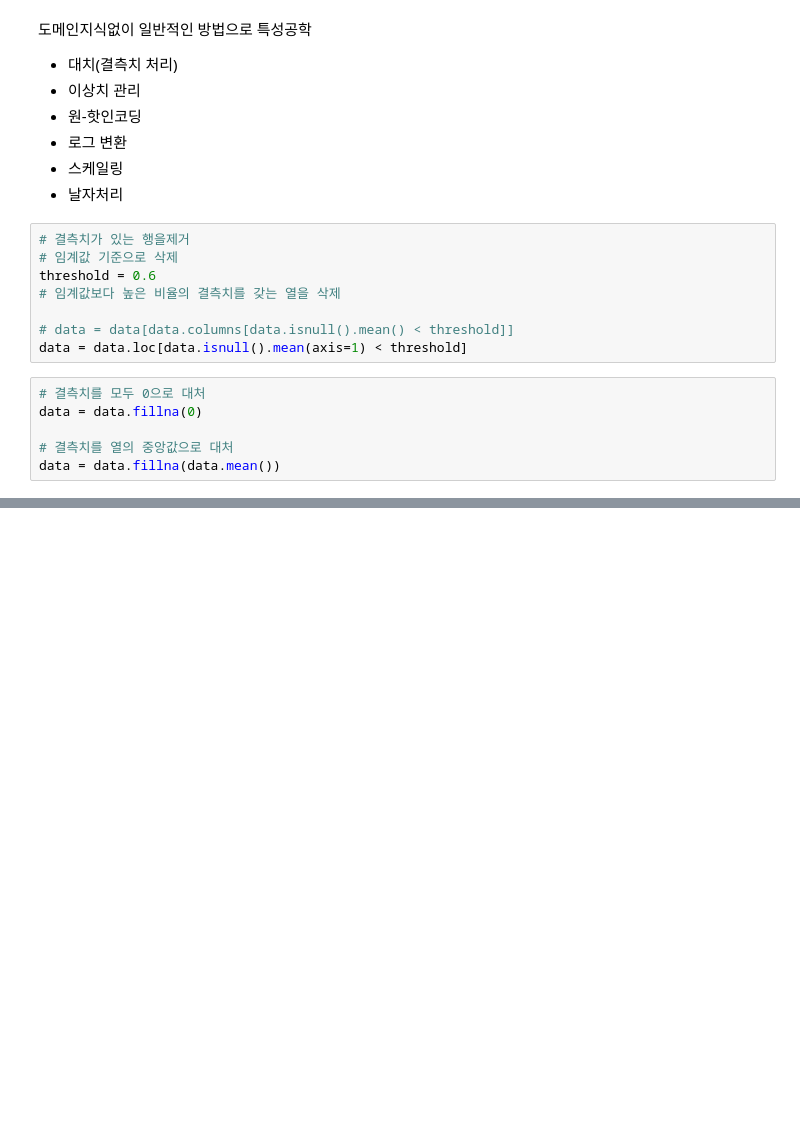
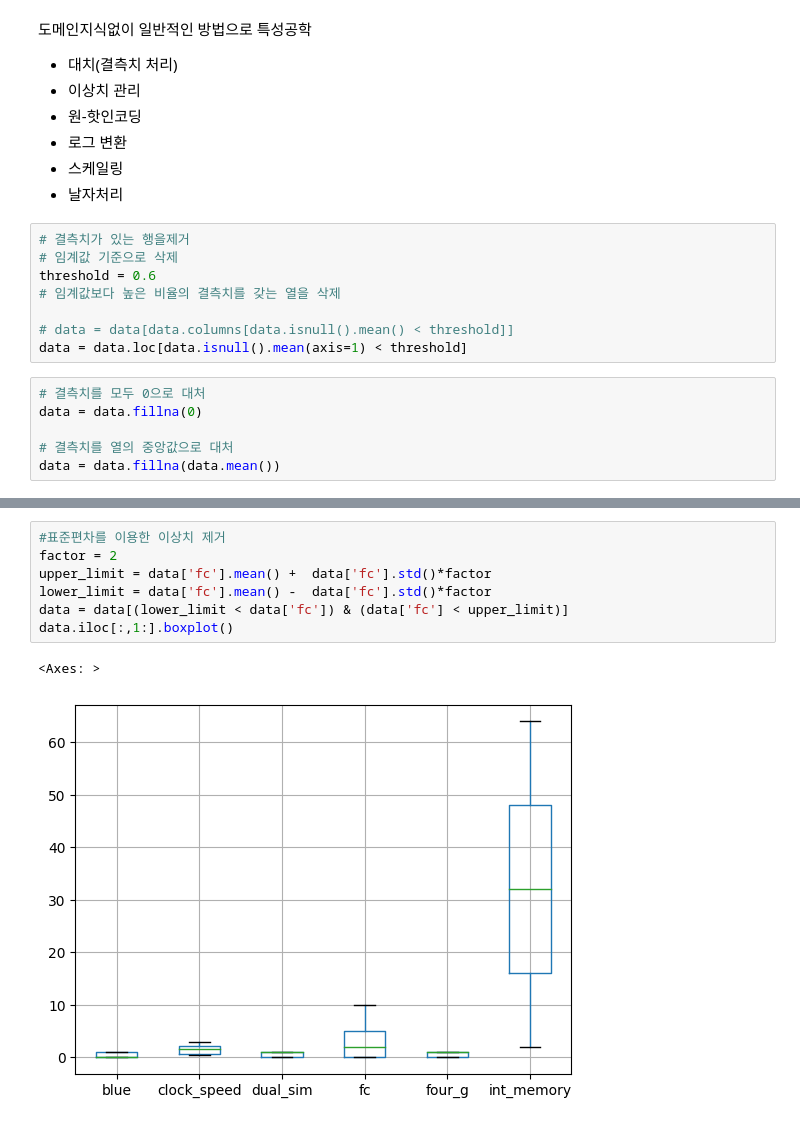
Before and after one commit to leekyuyoung202306/PYTHON, a Jupyter notebook: 13주차/[13주차]머신러닝01_특성선택_특성공학.ipynb, the cells around one changed output, grey strips where cells are left out. Saved outputs shown, nothing was run; the diff lists cells and outputs as text; blank space fills up the shorter version.

```diff
--- a/13주차/[13주차]머신러닝01_특성선택_특성공학.ipynb
+++ b/13주차/[13주차]머신러닝01_특성선택_특성공학.ipynb
@@ -113,0 +149,10 @@ data = data.fillna(data.mean())
+# %%
+#표준편차를 이용한 이상치 제거
+factor = 2
+upper_limit = data['fc'].mean() +  data['fc'].std()*factor
+lower_limit = data['fc'].mean() -  data['fc'].std()*factor
+data = data[(lower_limit < data['fc']) & (data['fc'] < upper_limit)]
+data.iloc[:,1:].boxplot()
+# %% [output]
+<Axes: >
+[figure, added]
```
Also changed, not shown: parts of 12 cells of this notebook.
